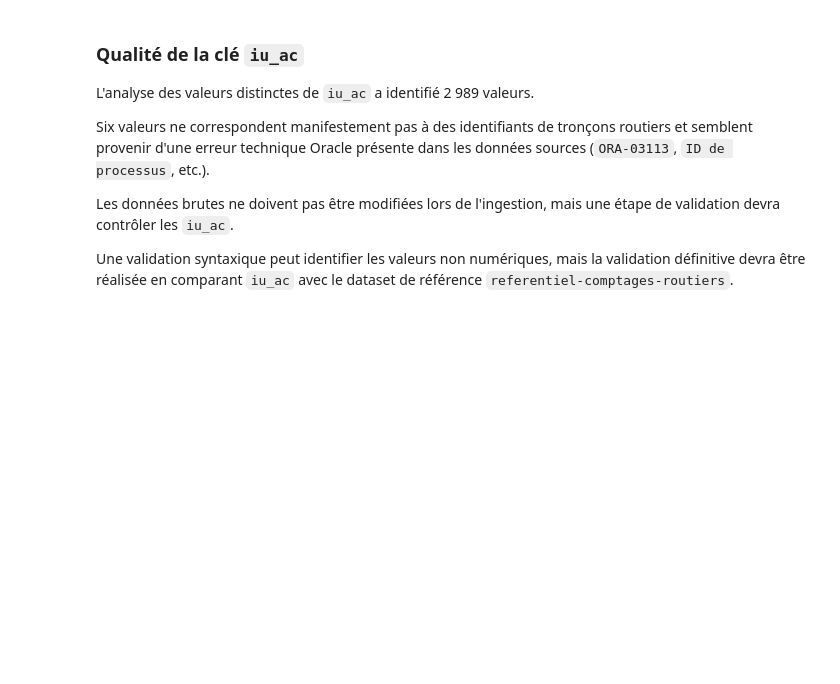
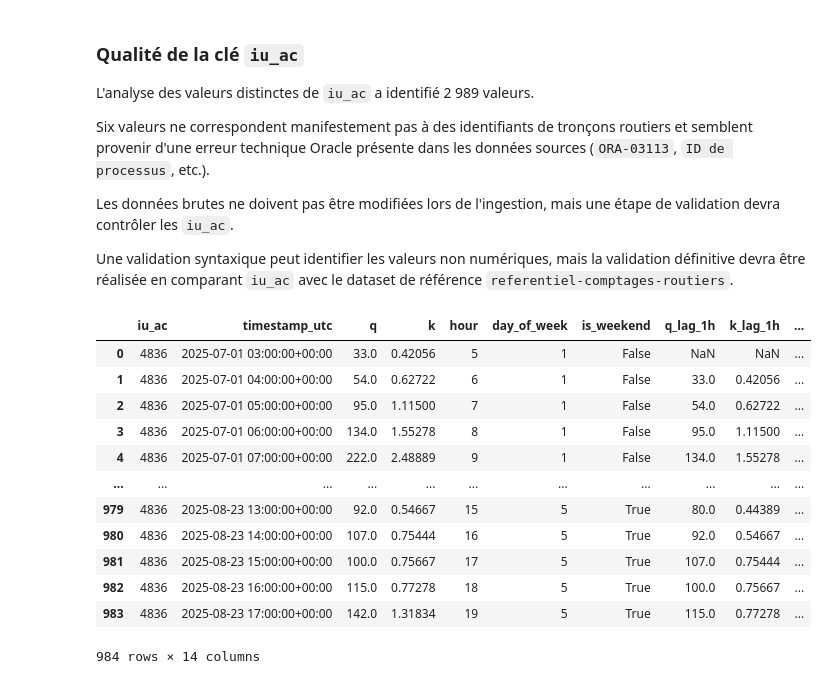
Before and after one commit to dgando-bit/traffic-prediction-paris, a Jupyter notebook: notebooks/01_data_exploration.ipynb, the cells around one changed output. Drawn from its saved outputs; the diff is of its cells as text; code cells hidden in the pictures; blank space fills up the shorter version.

```diff
--- a/notebooks/01_data_exploration.ipynb
+++ b/notebooks/01_data_exploration.ipynb
@@ -801,3 +801,21 @@ mais une étape de validation devra contrôler les `iu_ac`.
 Une validation syntaxique peut identifier les valeurs non numériques,
 mais la validation définitive devra être réalisée en comparant `iu_ac`
 avec le dataset de référence `referentiel-comptages-routiers`.
+# %%
+import pandas as pd
+vedir_df = pd.read_parquet("../data/processed/ml_dataset_4836.parquet")
+vedir_df
+# %% [output]
+|  | iu_ac | timestamp_utc | q | k | hour | day_of_week | is_weekend | q_lag_1h | k_lag_1h | ... |
+| 0 | 4836 | 2025-07-01 03:00:00+00:00 | 33.0 | 0.42056 | 5 | 1 | False | NaN | NaN | ... |
+| 1 | 4836 | 2025-07-01 04:00:00+00:00 | 54.0 | 0.62722 | 6 | 1 | False | 33.0 | 0.42056 | ... |
+| 2 | 4836 | 2025-07-01 05:00:00+00:00 | 95.0 | 1.11500 | 7 | 1 | False | 54.0 | 0.62722 | ... |
+| 3 | 4836 | 2025-07-01 06:00:00+00:00 | 134.0 | 1.55278 | 8 | 1 | False | 95.0 | 1.11500 | ... |
+| 4 | 4836 | 2025-07-01 07:00:00+00:00 | 222.0 | 2.48889 | 9 | 1 | False | 134.0 | 1.55278 | ... |
+| ... | ... | ... | ... | ... | ... | ... | ... | ... | ... | ... |
+| 979 | 4836 | 2025-08-23 13:00:00+00:00 | 92.0 | 0.54667 | 15 | 5 | True | 80.0 | 0.44389 | ... |
+| 980 | 4836 | 2025-08-23 14:00:00+00:00 | 107.0 | 0.75444 | 16 | 5 | True | 92.0 | 0.54667 | ... |
+| 981 | 4836 | 2025-08-23 15:00:00+00:00 | 100.0 | 0.75667 | 17 | 5 | True | 107.0 | 0.75444 | ... |
+| 982 | 4836 | 2025-08-23 16:00:00+00:00 | 115.0 | 0.77278 | 18 | 5 | True | 100.0 | 0.75667 | ... |
+| 983 | 4836 | 2025-08-23 17:00:00+00:00 | 142.0 | 1.31834 | 19 | 5 | True | 115.0 | 0.77278 | ... |
+984 rows × 14 columns
```
Also changed, not shown: 3 other files.
